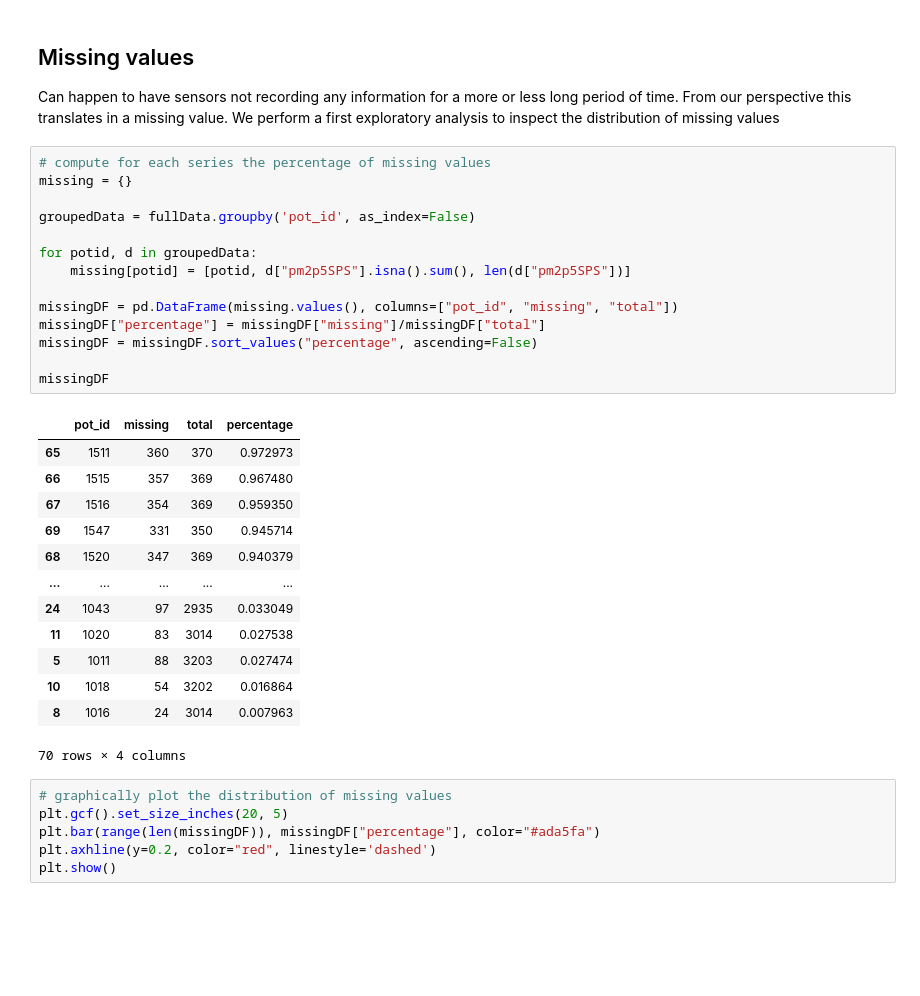
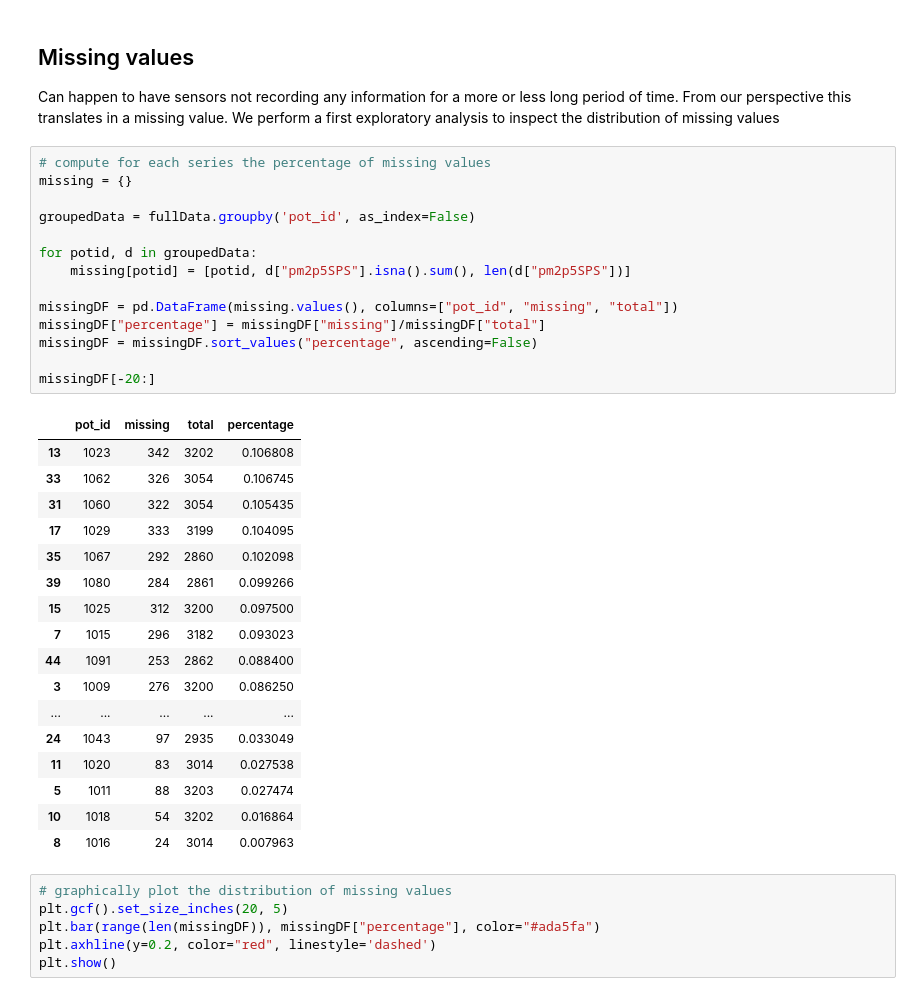
Before and after one commit to AlePalu/AirQualityForecasting, a Jupyter notebook: docs/2-DataPreprocessing.ipynb, the cells around one changed output. Cells and saved outputs as stored; diff of their text form; blank space fills up the shorter version.

```diff
--- a/docs/2-DataPreprocessing.ipynb
+++ b/docs/2-DataPreprocessing.ipynb
@@ -32,31 +32,35 @@ Can happen to have sensors not recording any information for a more or less long
 # %%
 # compute for each series the percentage of missing values
 missing = {}
 
 groupedData = fullData.groupby('pot_id', as_index=False)
 
 for potid, d in groupedData:
     missing[potid] = [potid, d["pm2p5SPS"].isna().sum(), len(d["pm2p5SPS"])]
 
 missingDF = pd.DataFrame(missing.values(), columns=["pot_id", "missing", "total"])
 missingDF["percentage"] = missingDF["missing"]/missingDF["total"]
 missingDF = missingDF.sort_values("percentage", ascending=False)
 
-missingDF
+missingDF[-20:]
 # %% [output]
 |  | pot_id | missing | total | percentage |
-| 65 | 1511 | 360 | 370 | 0.972973 |
-| 66 | 1515 | 357 | 369 | 0.967480 |
-| 67 | 1516 | 354 | 369 | 0.959350 |
-| 69 | 1547 | 331 | 350 | 0.945714 |
-| 68 | 1520 | 347 | 369 | 0.940379 |
+| 13 | 1023 | 342 | 3202 | 0.106808 |
+| 33 | 1062 | 326 | 3054 | 0.106745 |
+| 31 | 1060 | 322 | 3054 | 0.105435 |
+| 17 | 1029 | 333 | 3199 | 0.104095 |
+| 35 | 1067 | 292 | 2860 | 0.102098 |
+| 39 | 1080 | 284 | 2861 | 0.099266 |
+| 15 | 1025 | 312 | 3200 | 0.097500 |
+| 7 | 1015 | 296 | 3182 | 0.093023 |
+| 44 | 1091 | 253 | 2862 | 0.088400 |
+| 3 | 1009 | 276 | 3200 | 0.086250 |
 | ... | ... | ... | ... | ... |
 | 24 | 1043 | 97 | 2935 | 0.033049 |
 | 11 | 1020 | 83 | 3014 | 0.027538 |
 | 5 | 1011 | 88 | 3203 | 0.027474 |
 | 10 | 1018 | 54 | 3202 | 0.016864 |
 | 8 | 1016 | 24 | 3014 | 0.007963 |
-70 rows × 4 columns
 # %%
 # graphically plot the distribution of missing values
 plt.gcf().set_size_inches(20, 5)
```
Also changed, not shown: parts of 8 cells of this notebook, 20 other files.
